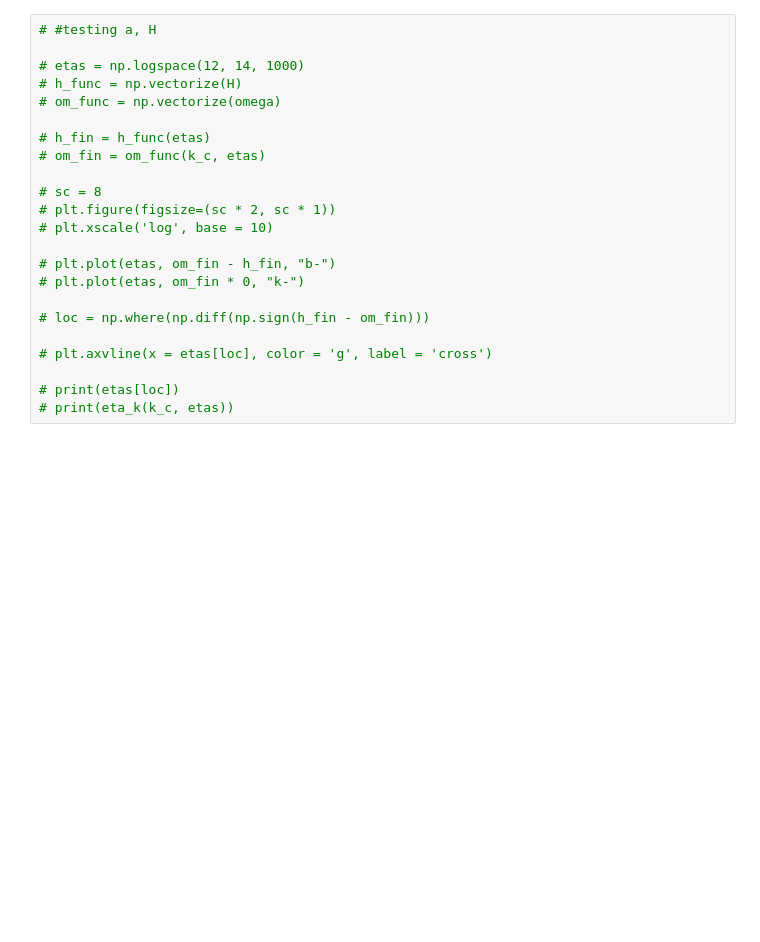
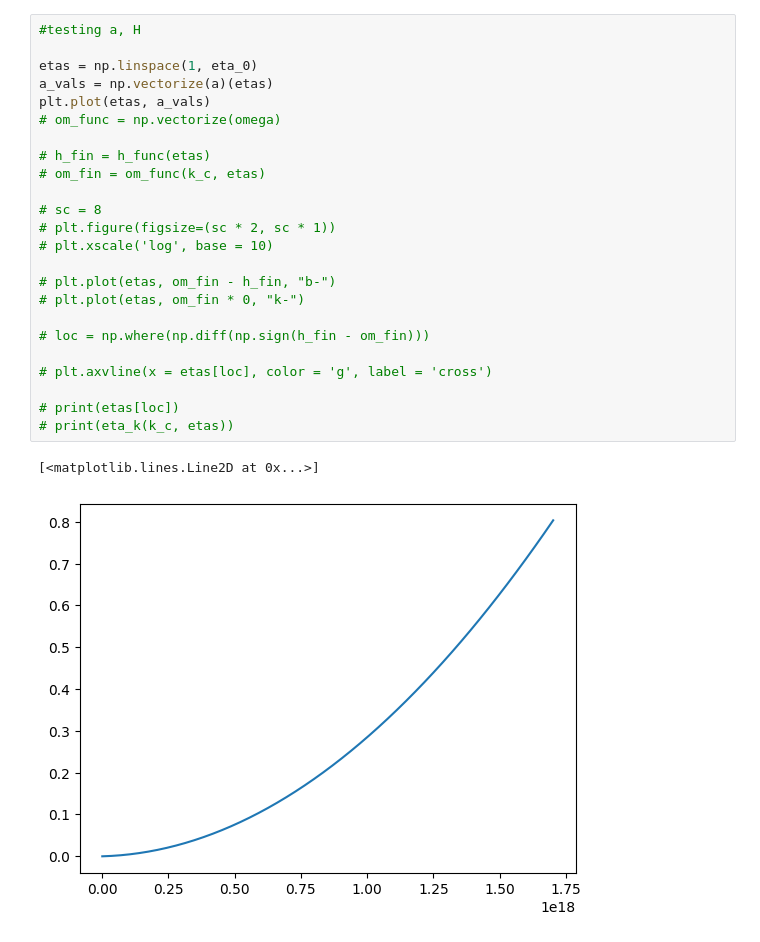
Before and after one commit to V3DK/inflationary-research, a Jupyter notebook: massive gravity/GW Signal.ipynb, the cells around one changed output. Saved outputs shown, nothing was run; the diff lists cells and outputs as text; blank space fills up the shorter version.

```diff
--- a/massive gravity/GW Signal.ipynb
+++ b/massive gravity/GW Signal.ipynb
@@ -106,28 +107,32 @@ def simulator(pltTogether, analytic, m, kList, colorList, confTimeTuple, deriv_f
     #plot legend
     plt.legend()
 # %%
-# #testing a, H
+#testing a, H
 
-# etas = np.logspace(12, 14, 1000)
-# h_func = np.vectorize(H)
+etas = np.linspace(1, eta_0)
+a_vals = np.vectorize(a)(etas)
+plt.plot(etas, a_vals)
 # om_func = np.vectorize(omega)
 
 # h_fin = h_func(etas)
 # om_fin = om_func(k_c, etas)
 
 # sc = 8
 # plt.figure(figsize=(sc * 2, sc * 1))
 # plt.xscale('log', base = 10)
 
 # plt.plot(etas, om_fin - h_fin, "b-")
 # plt.plot(etas, om_fin * 0, "k-")
 
 # loc = np.where(np.diff(np.sign(h_fin - om_fin)))
 
 # plt.axvline(x = etas[loc], color = 'g', label = 'cross')
 
 # print(etas[loc])
 # print(eta_k(k_c, etas))
+# %% [output]
+[<matplotlib.lines.Line2D at 0x...>]
+[figure, added]
 # %%
 simulator(False, False, m_gw, [1e-14, 5e-14, 1e-13, k_c], ["b-", "r-", "g-", "k-"], (11, 15, 5000), deq_helper, r"$\eta$", r"$\gamma_{k}$", "MG vs GR in RD")
 simulator(True, False, 0, [1e-14, 5e-14, 1e-13, k_c], ["b--", "r--", "g--", "k--"], (11, 15, 5000), deq_helper, "", "", "")
```
Also changed, not shown: parts of 5 cells of this notebook, 2 other files.
